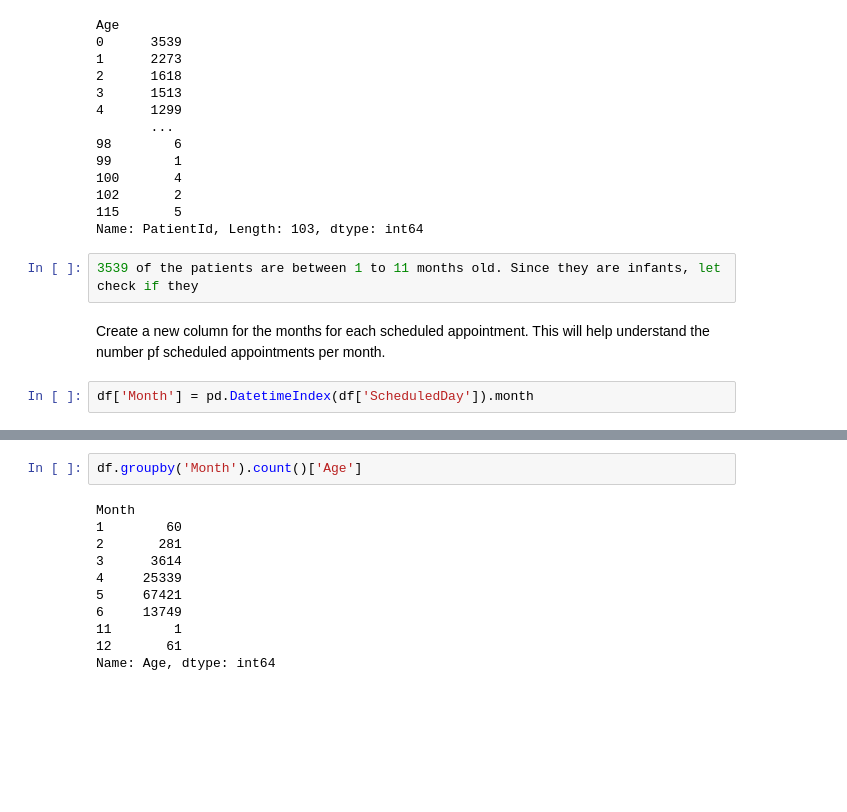
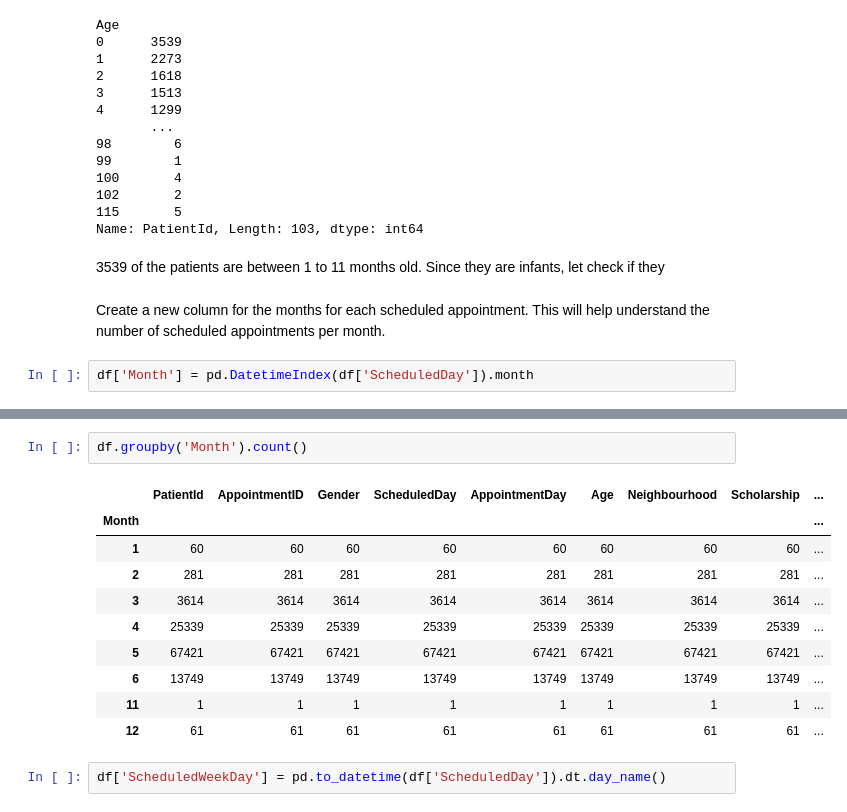
Before and after one commit to tubekx/no-show-appointments, a Jupyter notebook: Project 2 - NoShow_Appointments.ipynb, the cells around one changed output, grey strips where cells are left out. Cells and saved outputs as stored; diff of their text form; blank space fills up the shorter version.

```diff
--- a/Project 2 - NoShow_Appointments.ipynb
+++ b/Project 2 - NoShow_Appointments.ipynb
@@ -232,10 +232,10 @@ Age
 102       2
 115       5
 Name: PatientId, Length: 103, dtype: int64
-# %%
-3539 of the patients are between 1 to 11 months old. Since they are infants, let check if they
+# %% [markdown]
+3539 of the patients are between 1 to 11 months old. Since they are infants, let check if they
 # %% [markdown]
-Create a new column for the months for each scheduled appointment. This will help understand the number pf scheduled appointments per month.
+Create a new column for the months for each scheduled appointment. This will help understand the number of scheduled appointments per month.
 # %%
 df['Month'] = pd.DatetimeIndex(df['ScheduledDay']).month
 # %%
@@ -244,15 +244,17 @@ df.head(1)
 |  | PatientId | AppointmentID | Gender | ScheduledDay | AppointmentDay | Age | Neighbourhood | Scholarship | ... |
 | 0 | 29872499824296 | 5642903 | F | 2016-04-29 | 2016-04-29 | 62 | JARDIM DA PENHA | 0 | ... |
 # %%
-df.groupby('Month').count()['Age']
+df.groupby('Month').count()
 # %% [output]
-Month
-1        60
-2       281
-3      3614
-4     25339
-5     67421
-6     13749
-11        1
-12       61
-Name: Age, dtype: int64
+|  | PatientId | AppointmentID | Gender | ScheduledDay | AppointmentDay | Age | Neighbourhood | Scholarship | ... |
+| Month |  |  |  |  |  |  |  |  | ... |
+| 1 | 60 | 60 | 60 | 60 | 60 | 60 | 60 | 60 | ... |
+| 2 | 281 | 281 | 281 | 281 | 281 | 281 | 281 | 281 | ... |
+| 3 | 3614 | 3614 | 3614 | 3614 | 3614 | 3614 | 3614 | 3614 | ... |
+| 4 | 25339 | 25339 | 25339 | 25339 | 25339 | 25339 | 25339 | 25339 | ... |
+| 5 | 67421 | 67421 | 67421 | 67421 | 67421 | 67421 | 67421 | 67421 | ... |
+| 6 | 13749 | 13749 | 13749 | 13749 | 13749 | 13749 | 13749 | 13749 | ... |
+| 11 | 1 | 1 | 1 | 1 | 1 | 1 | 1 | 1 | ... |
+| 12 | 61 | 61 | 61 | 61 | 61 | 61 | 61 | 61 | ... |
+# %%
+df['ScheduledWeekDay'] = pd.to_datetime(df['ScheduledDay']).dt.day_name()
```
Also changed, not shown: parts of 18 cells of this notebook.
